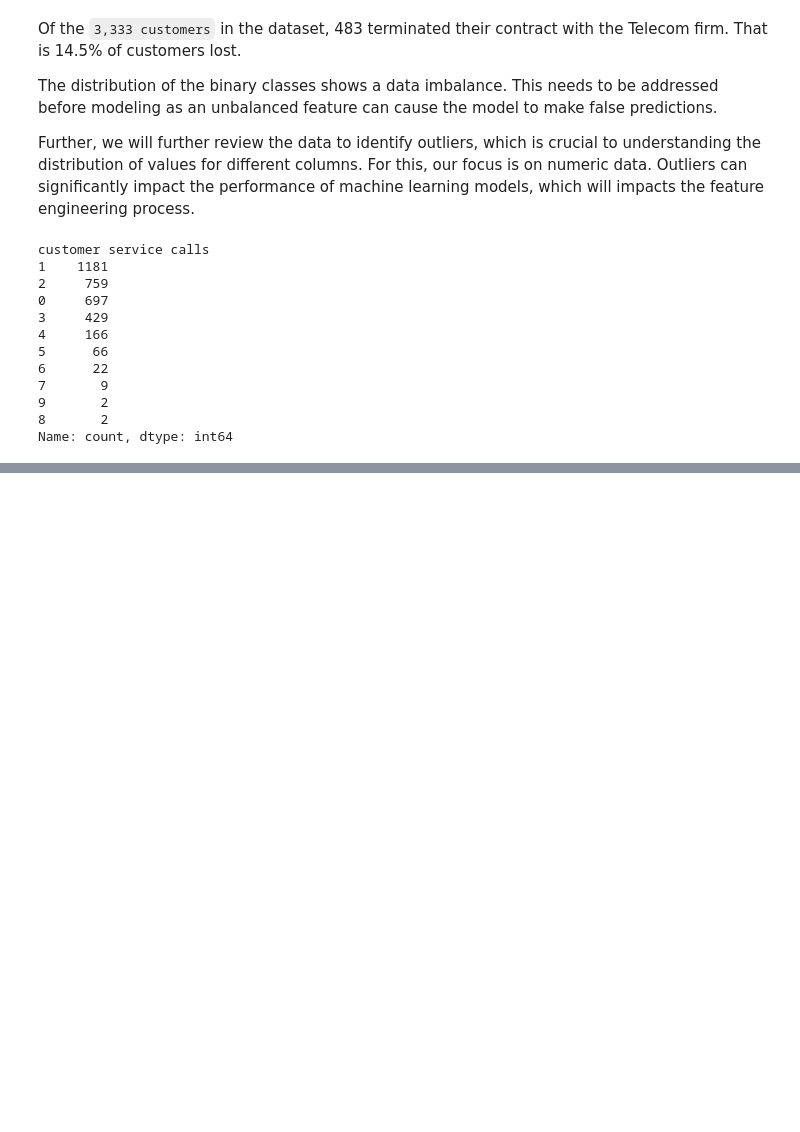
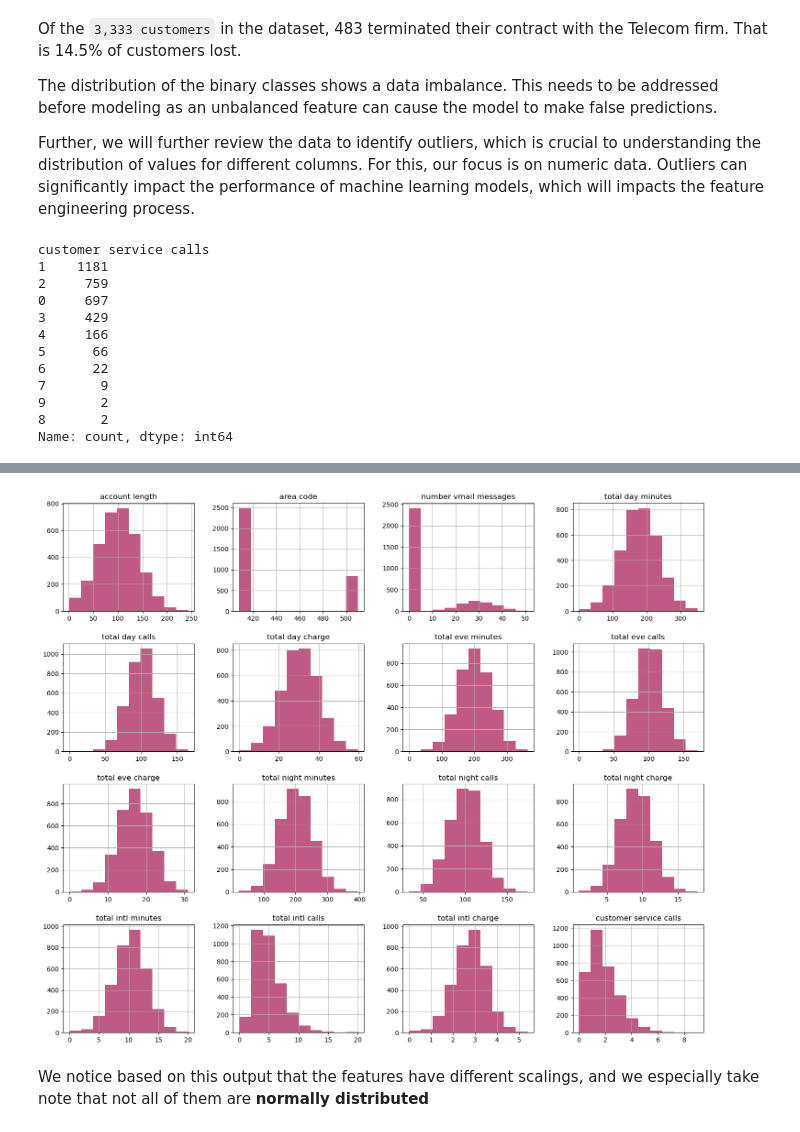
Before and after one commit to ShanChesseret/Predicting-Customer-Retention-For-SyriaTel-Mobile-Telecom, a Jupyter notebook: index.ipynb, the cells around one changed output, grey strips where cells are left out. Drawn from its saved outputs; the diff is of its cells as text; code cells hidden in the pictures; blank space fills up the shorter version.

Commit message:
Data Preproccesung

```diff
--- a/index.ipynb
+++ b/index.ipynb
@@ -223,0 +227,8 @@ Name: count, dtype: int64
+# %%
+# The Distribution of Features
+
+data.drop(columns='churn').hist(figsize=(18, 15), color="#BE5A83");
+# %% [output]
+[figure, added]
+# %% [markdown]
+We notice based on this output that the features have different scalings, and we especially take note that not all of them are <b> normally distributed </b>
```
Also changed, not shown: parts of 6 cells of this notebook.
